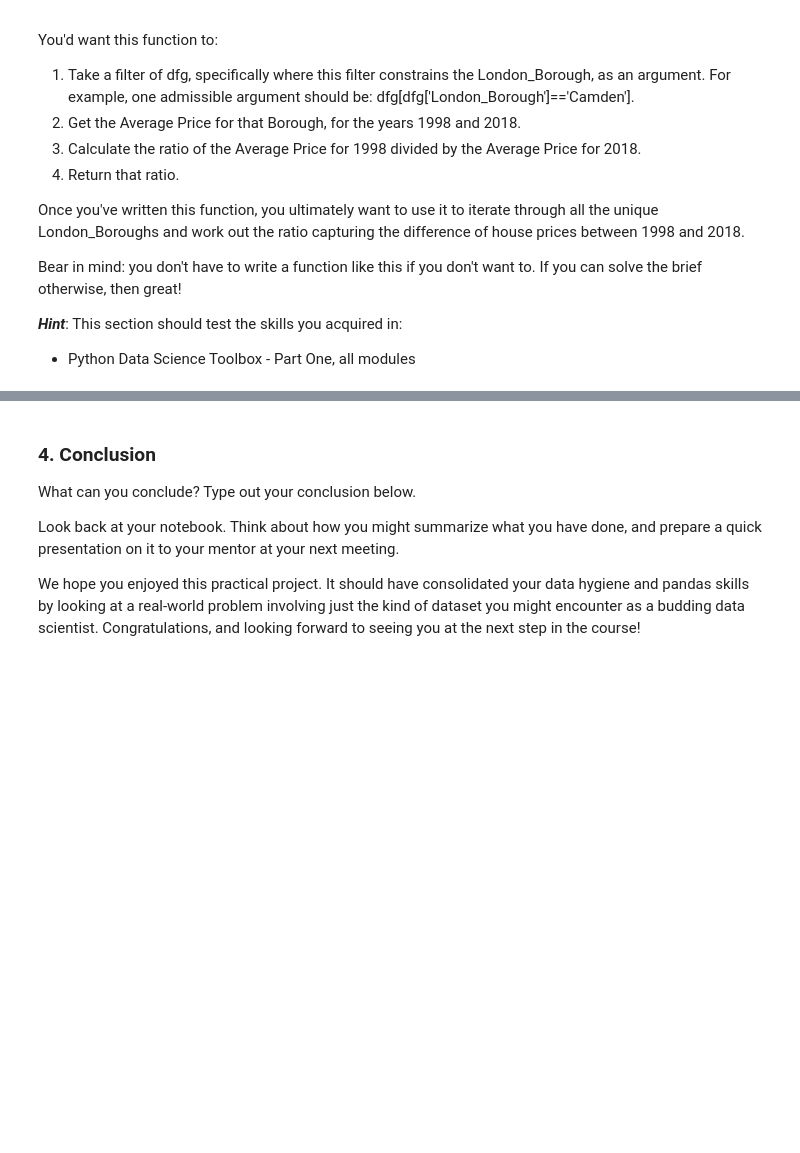
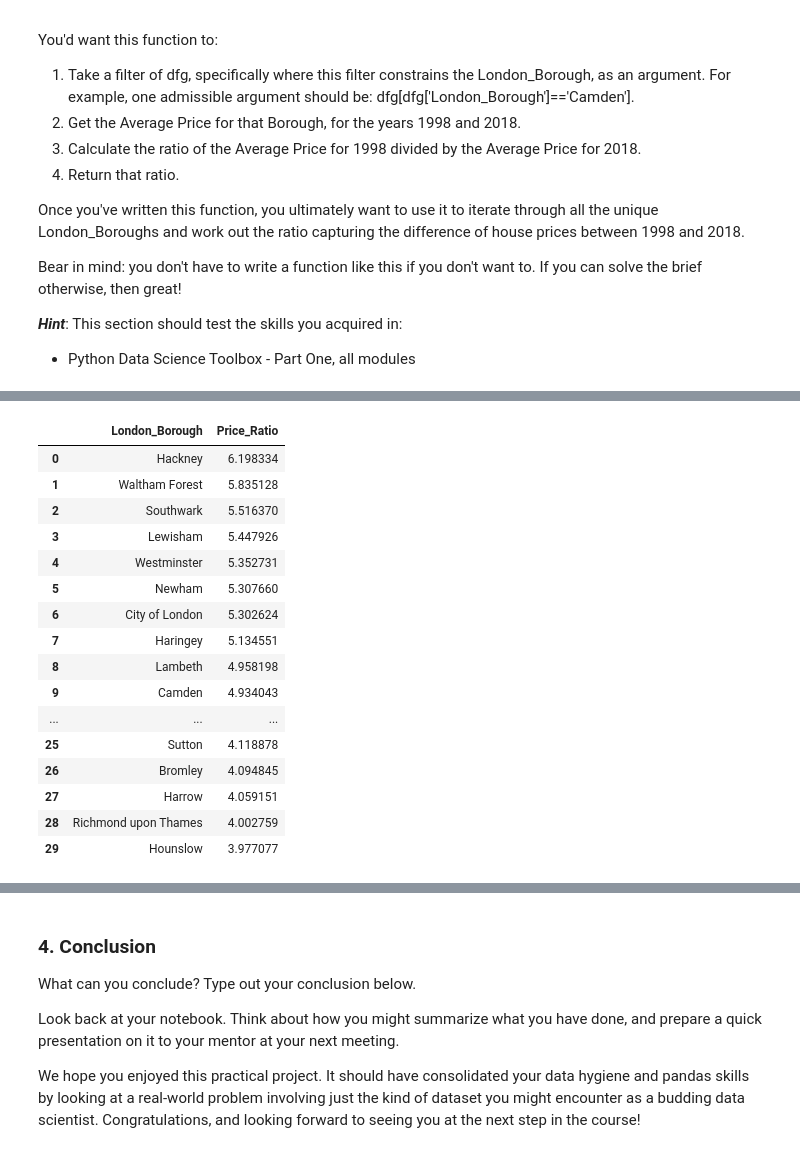
Before and after one commit to thomastruong-ai/Springboard, a Jupyter notebook: Notebooks/Unit 4 Challenge - Tier 3_00.ipynb, the cells around one changed output, grey strips where cells are left out. Saved outputs shown, nothing was run; the diff lists cells and outputs as text; code cells hidden in the pictures; blank space fills up the shorter version.

```diff
--- a/Notebooks/Unit 4 Challenge - Tier 3_00.ipynb
+++ b/Notebooks/Unit 4 Challenge - Tier 3_00.ipynb
@@ -244,3 +259,18 @@ Bear in mind: you don't have to write a function like this if you don't want to.
 
 ***Hint***: This section should test the skills you acquired in:
 - Python Data Science Toolbox - Part One, all modules
+# %%
+def create_price_ratio(borough_df):
+    """
+    Given a DataFrame slice for one borough,
+    return the ratio of mean Average Price in 2018 to mean Average Price in 1998.
+    A higher ratio = greater relative price increase.
+    """
+    p1998 = borough_df[borough_df['Year'] == 1998]['Average_Price'].mean()
+    p2018 = borough_df[borough_df['Year'] == 2018]['Average_Price'].mean()
+    if p1998 == 0 or np.isnan(p1998):
+        return np.nan
+    return p2018 / p1998
+
+# Test on Camden
+print(f"Camden price ratio (2018/1998): {create_price_ratio(dfg[dfg['London_Borough']=='Camden']):.2f}x")
@@ -246,0 +304,33 @@ Bear in mind: you don't have to write a function like this if you don't want to.
+# %%
+# Apply to all boroughs
+ratios = {
+    borough: create_price_ratio(dfg[dfg['London_Borough'] == borough])
+    for borough in dfg['London_Borough'].unique()
+}
+
+ratio_df = (
+    pd.DataFrame.from_dict(ratios, orient='index', columns=['Price_Ratio'])
+    .sort_values('Price_Ratio', ascending=False)
+    .reset_index()
+    .rename(columns={'index': 'London_Borough'})
+)
+
+ratio_df
+# %% [output]
+|  | London_Borough | Price_Ratio |
+| 0 | Hackney | 6.198334 |
+| 1 | Waltham Forest | 5.835128 |
+| 2 | Southwark | 5.516370 |
+| 3 | Lewisham | 5.447926 |
+| 4 | Westminster | 5.352731 |
+| 5 | Newham | 5.307660 |
+| 6 | City of London | 5.302624 |
+| 7 | Haringey | 5.134551 |
+| 8 | Lambeth | 4.958198 |
+| 9 | Camden | 4.934043 |
+| ... | ... | ... |
+| 25 | Sutton | 4.118878 |
+| 26 | Bromley | 4.094845 |
+| 27 | Harrow | 4.059151 |
+| 28 | Richmond upon Thames | 4.002759 |
+| 29 | Hounslow | 3.977077 |
```
Also changed, not shown: parts of 5 cells of this notebook.
